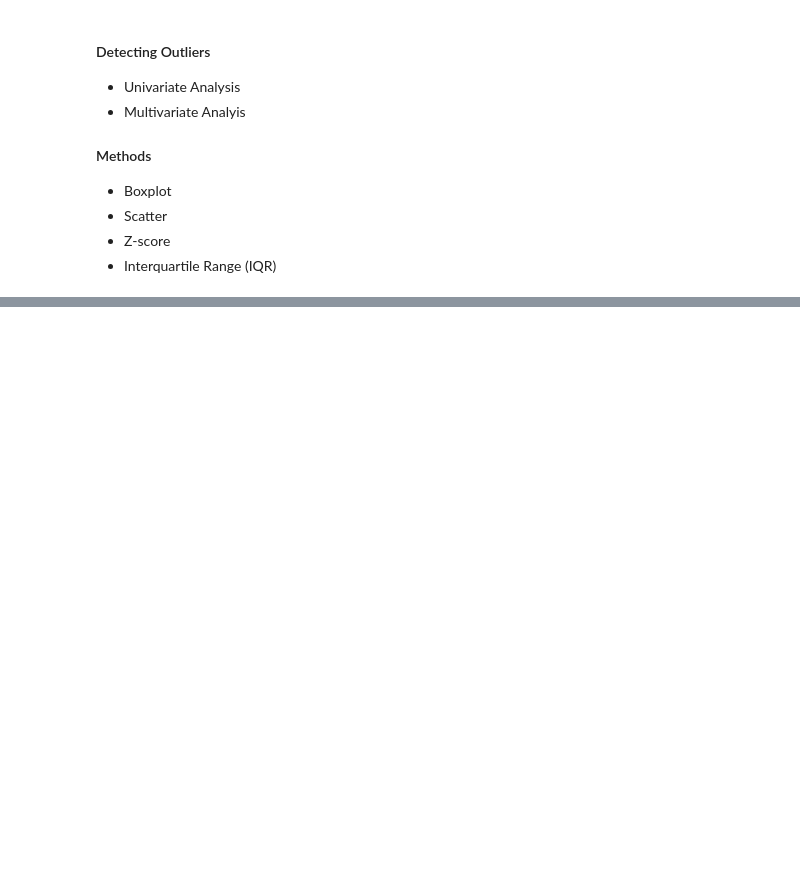
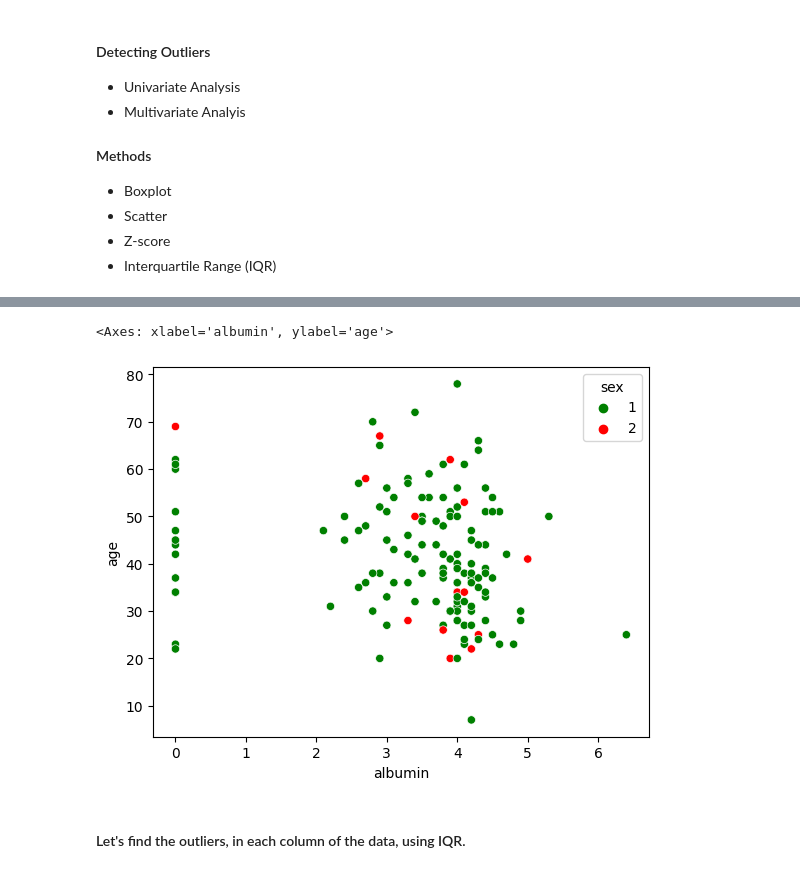
Before and after one commit to samueloshio/Hepatitis-Mortality-Prediction, a Jupyter notebook: hepatitis_prediction.ipynb, the cells around one changed output, grey strips where cells are left out. Cells and saved outputs as stored; diff of their text form; code cells hidden in the pictures; blank space fills up the shorter version.

```diff
--- a/hepatitis_prediction.ipynb
+++ b/hepatitis_prediction.ipynb
@@ -350,0 +368,8 @@ plt.show()
+# %%
+# Multivariate Outlier Detection
+sns.scatterplot(x=df['albumin'], y=df['age'], hue=df['sex'], palette=['g', 'r'], data=df)
+# %% [output]
+<Axes: xlabel='albumin', ylabel='age'>
+[figure, added]
+# %% [markdown]
+#### Let's find the outliers, in each column of the data, using IQR.
```
Also changed, not shown: parts of 49 cells of this notebook, 1 other file.
